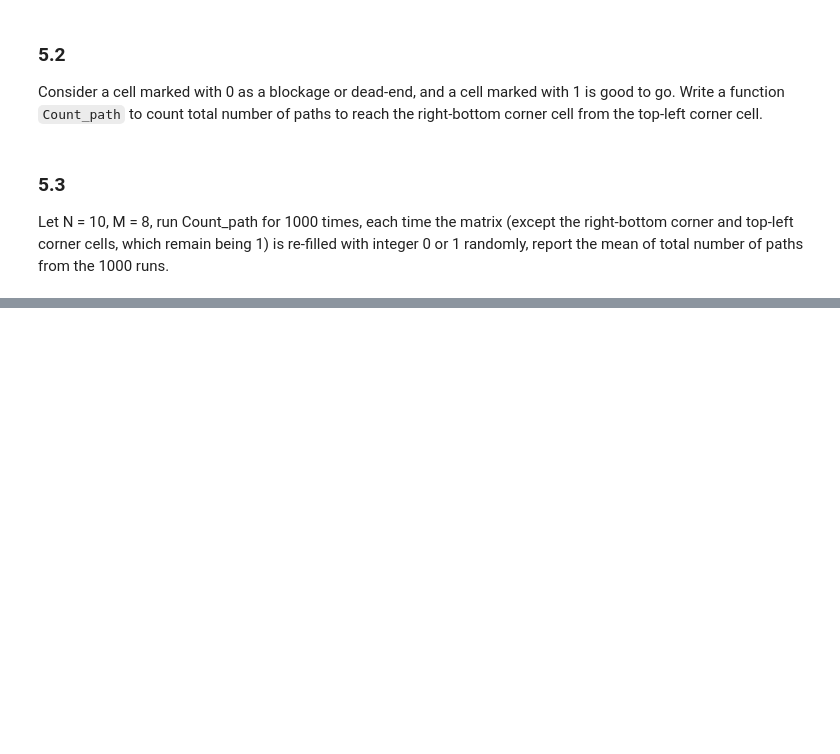
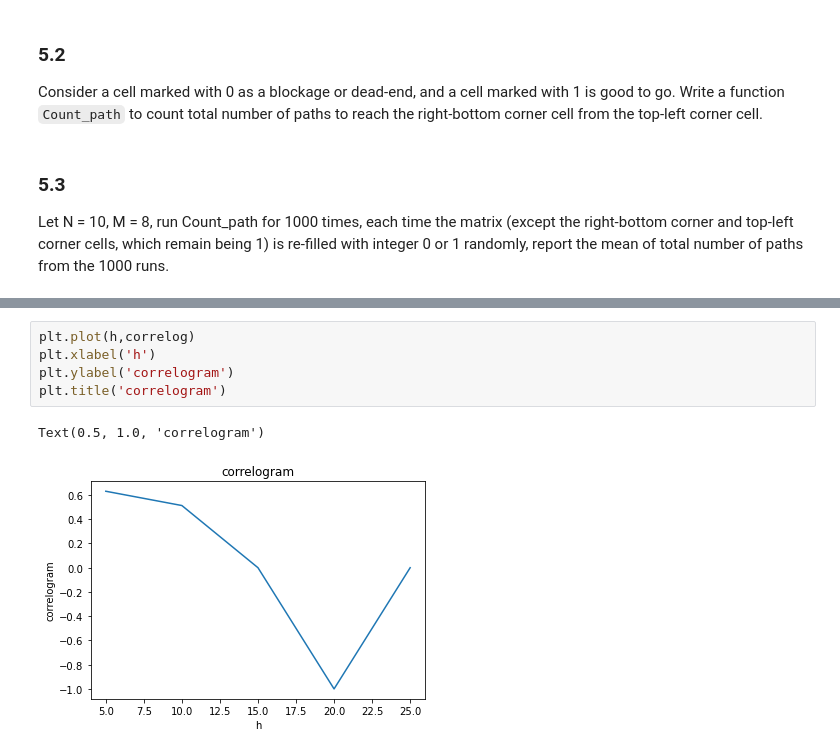
Before and after one commit to Momoc2/ESE5032_Assignment_12232267, a Jupyter notebook: PS1.ipynb, the cells around one changed output, grey strips where cells are left out. Cells and saved outputs as stored; diff of their text form; blank space fills up the shorter version.

```diff
--- a/PS1.ipynb
+++ b/PS1.ipynb
@@ -180,0 +302,8 @@ Let N = 10, M = 8, run Count_path for 1000 times, each time the matrix (except t
+# %%
+plt.plot(h,correlog)
+plt.xlabel('h')
+plt.ylabel('correlogram')
+plt.title('correlogram')
+# %% [output]
+Text(0.5, 1.0, 'correlogram')
+[figure, added]
```
Also changed, not shown: parts of 26 cells of this notebook.
